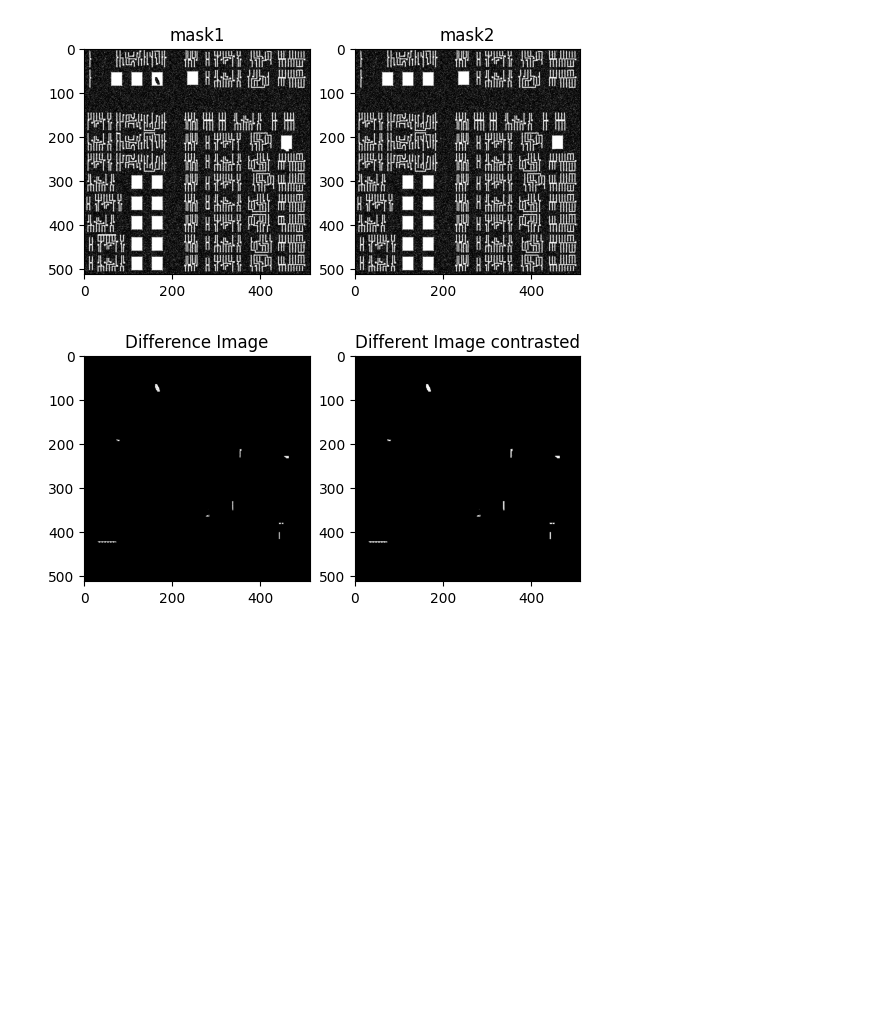
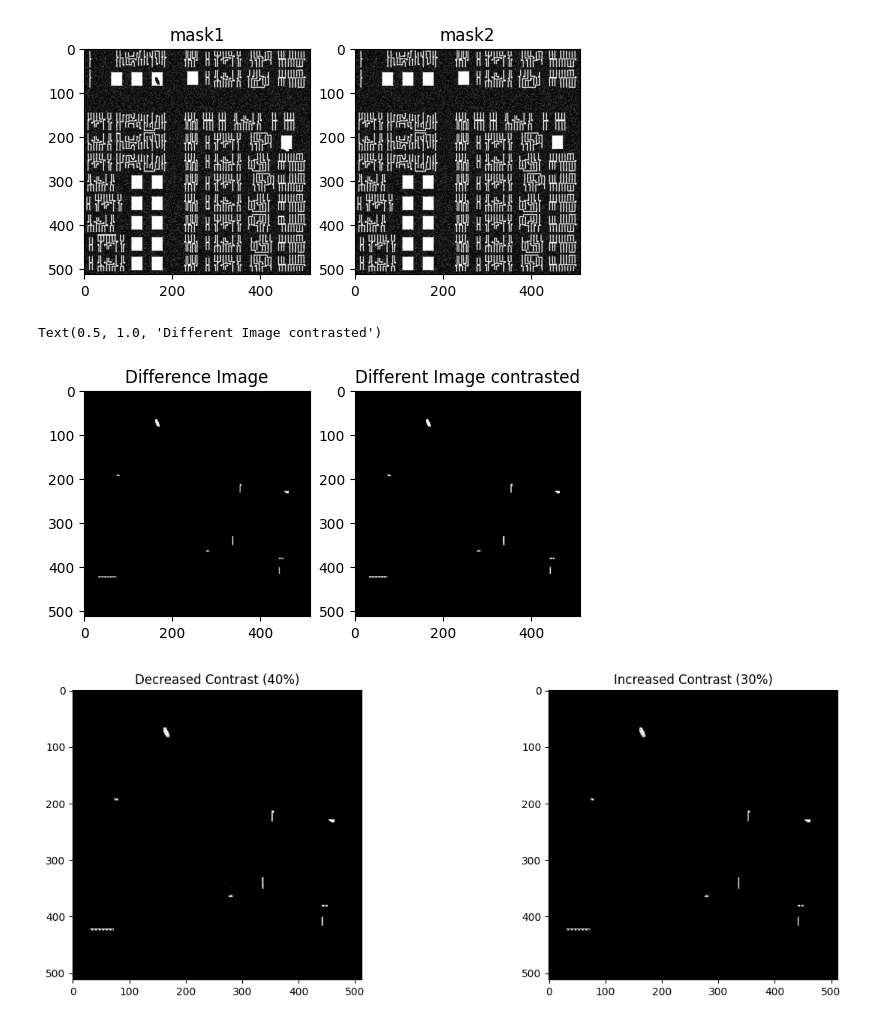
Before and after one commit to GiaHan2702/image_processing, a Jupyter notebook: Lab2_IMG_Pro_Ex2_Ex3.ipynb, the cells around one changed output. Cells and saved outputs as stored; diff of their text form; code cells hidden in the pictures; blank space fills up the shorter version.

```diff
--- a/Lab2_IMG_Pro_Ex2_Ex3.ipynb
+++ b/Lab2_IMG_Pro_Ex2_Ex3.ipynb
@@ -70,16 +97,16 @@ Text(0.5, 1.0, 'mask2')
 [figure]
 # %%
 #calculate the difference
-diffImg = np.abs(mask1Img - mask2Img)
+diffImg2 = np.abs(mask1Img - mask2Img)
 gamma = 0.3 # <<< lighter
 
-diffImg_contrasted = np.power(diffImg,gamma)
+diffImg2_contrasted = np.power(diffImg,gamma)
 plt.subplot(121)
-plt.imshow(diffImg, cmap ='gray')
+plt.imshow(diffImg2*255, cmap ='gray')
 plt.title('Difference Image')
 plt.subplot(122)
-plt.imshow(diffImg_contrasted, cmap ='gray')
+plt.imshow(diffImg2_contrasted*255, cmap ='gray')
 plt.title('Different Image contrasted')
-plt.show()
 # %% [output]
+Text(0.5, 1.0, 'Different Image contrasted')
 [figure]
@@ -94,0 +113,23 @@ plt.show()
+# %%
+# Set the contrast adjustment scale factors
+decrease_factor2 = 0.6  # Decrease contrast by 40%
+increase_factor2 = 1.3  # Increase contrast by 30%
+
+# Adjust the contrast of the image
+decreased_contrast_image2 = np.power(diffImg,decrease_factor2)
+increased_contrast_image2 = np.power(diffImg,increase_factor2)
+
+# Display the original, decreased contrast, and increased contrast images
+plt.figure(figsize=(15, 5))
+
+plt.subplot(1, 2, 1)
+plt.imshow(decreased_contrast_image2, cmap='gray')
+plt.title('Decreased Contrast (40%)')
+
+plt.subplot(1, 2, 2)
+plt.imshow(increased_contrast_image2, cmap='gray')
+plt.title('Increased Contrast (30%)')
+
+plt.show()
+# %% [output]
+[figure, added]
```
Also changed, not shown: parts of 3 cells of this notebook.
